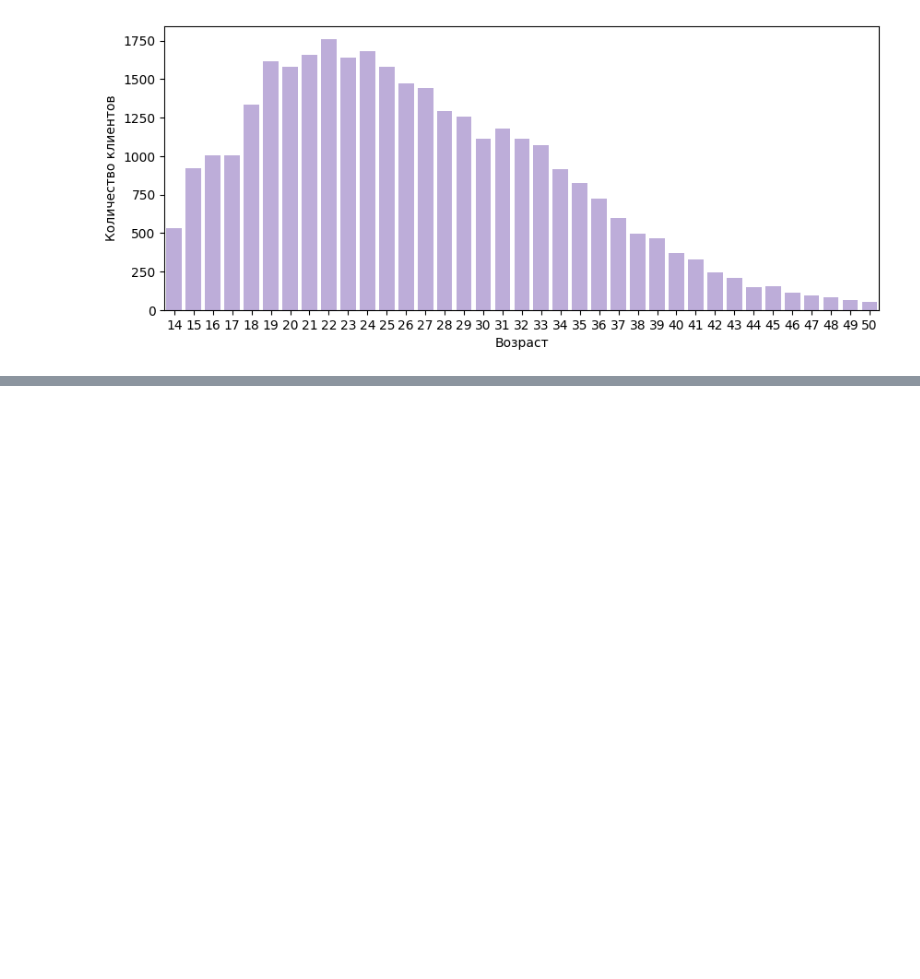
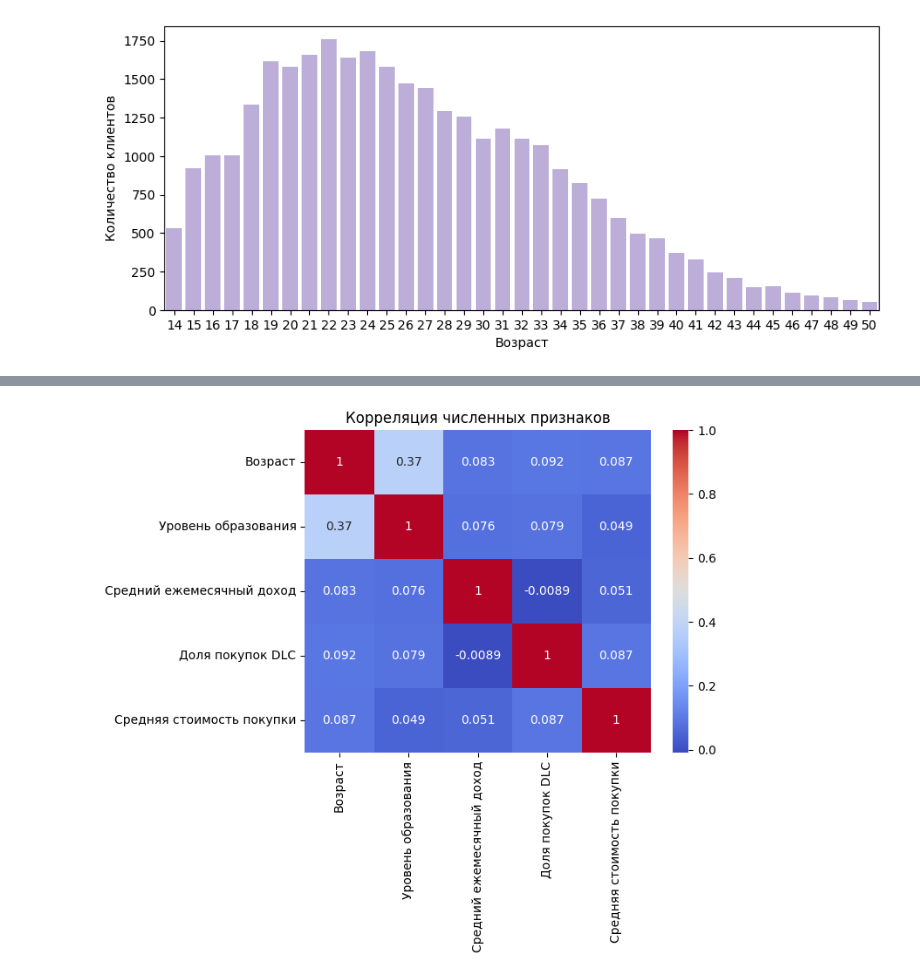
Before and after one commit to kotoskar/dano-final-tinkoff-games, a Jupyter notebook: data_preparing.ipynb, the cells around one changed output, grey strips where cells are left out. Saved outputs shown, nothing was run; the diff lists cells and outputs as text; code cells hidden in the pictures; blank space fills up the shorter version.

```diff
--- a/data_preparing.ipynb
+++ b/data_preparing.ipynb
@@ -117,6 +125,8 @@ min_income_by_id = df.groupby('client_id')['monthly_income_amt'].min()
 age_by_id = df.groupby('client_id')['age'].min()
 
 dlc_to_all_ratio_by_id = df.groupby('client_id')['is_DLC'].mean()
+
+mean_good_price_by_id = df.groupby(['client_id', 'id'])['good_price'].sum().groupby('client_id').mean()
 # %%
 client_ids = client_ids[client_ids.map(min_income_by_id) > 0]
 # %%
@@ -228,0 +239,8 @@ plt.ylabel('Средняя доля покупок DLC');
+# %%
+numeric_features = pd.DataFrame({'Возраст': client_ids.map(min_age_by_id), 'Уровень образования': client_ids.map(correct_edu_lvl).apply(lambda x: edu_lvl_grade[x]), 'Средний ежемесячный доход': client_ids.map(mean_income_by_id), 'Доля покупок DLC': client_ids.map(dlc_to_all_ratio_by_id), 'Средняя стоимость покупки': client_ids.map(mean_good_price_by_id)})
+correlation_matrix = numeric_features.corr()
+sns.heatmap(correlation_matrix, annot=True, cmap='coolwarm')
+plt.title('Корреляция численных признаков')
+plt.show()
+# %% [output]
+[figure, added]
```
Also changed, not shown: parts of 2 cells of this notebook.
